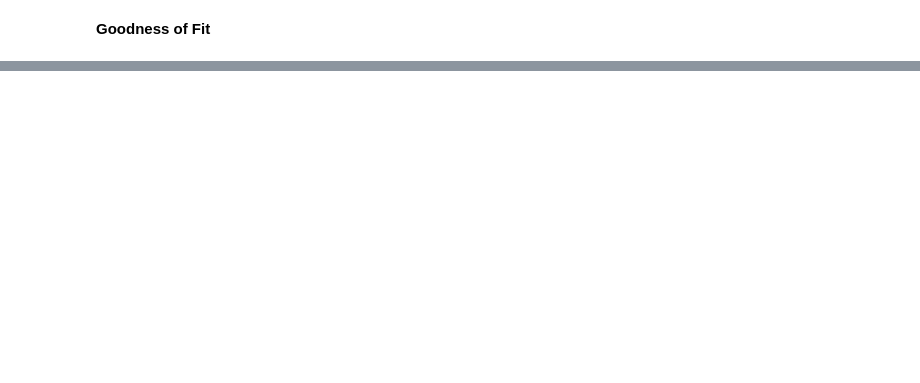
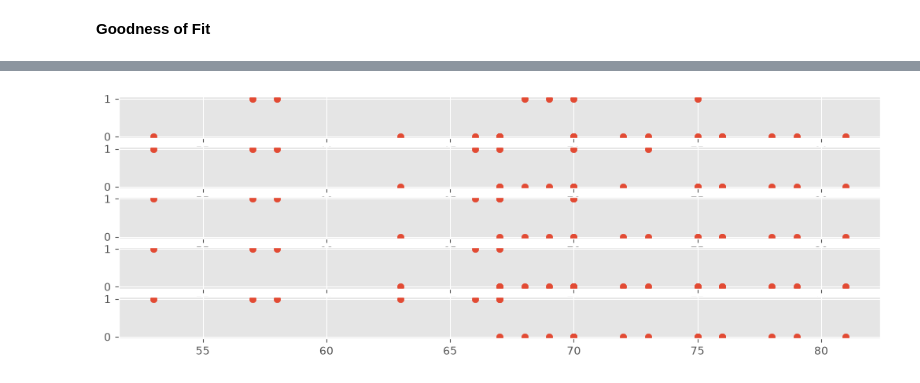
Before and after one commit to jeffreyparks/Probabilistic-Programming-and-Bayesian-Methods-for-Hackers, a Jupyter notebook: jeff_study/ch2.ipynb, the cells around one changed output, grey strips where cells are left out. Cells and saved outputs as stored; diff of their text form; code cells hidden in the pictures; blank space fills up the shorter version.

```diff
--- a/jeff_study/ch2.ipynb
+++ b/jeff_study/ch2.ipynb
@@ -699,0 +714,13 @@ __Goodness of Fit__
+# %%
+N  = 10000
+
+with pm.Model() as model:
+    alpha = pm.Normal('alpha', mu=0, tau=0.001)
+    beta = pm.Normal('beta', mu=0, tau=0.001)
+    p = pm.Deterministic('p', 1.0/(1.0 + at.exp(beta * temps + alpha)))
+
+    observed = pm.Bernoulli('obs', p, observed=defects)
+    simulated = pm.Bernoulli('sim', p, shape=p.shape)
+
+    step = pm.Metropolis()
+    trace = pm.sample(N, step=step)
@@ -699,0 +738,9 @@ __Goodness of Fit__
+# %%
+simulations = trace.posterior.sim.data[1] # rows are observations (N), columns are boolean per temperature level (23)
+runs = 5
+
+for i in range(runs):
+    ax = plt.subplot(runs, 1, i+1)
+    plt.scatter(temps, simulations[1000*i, :]) # select one row and all columns (boolean per temperature level)
+# %% [output]
+[figure, added]
```
Also changed, not shown: parts of 30 cells of this notebook, 2 other files.
